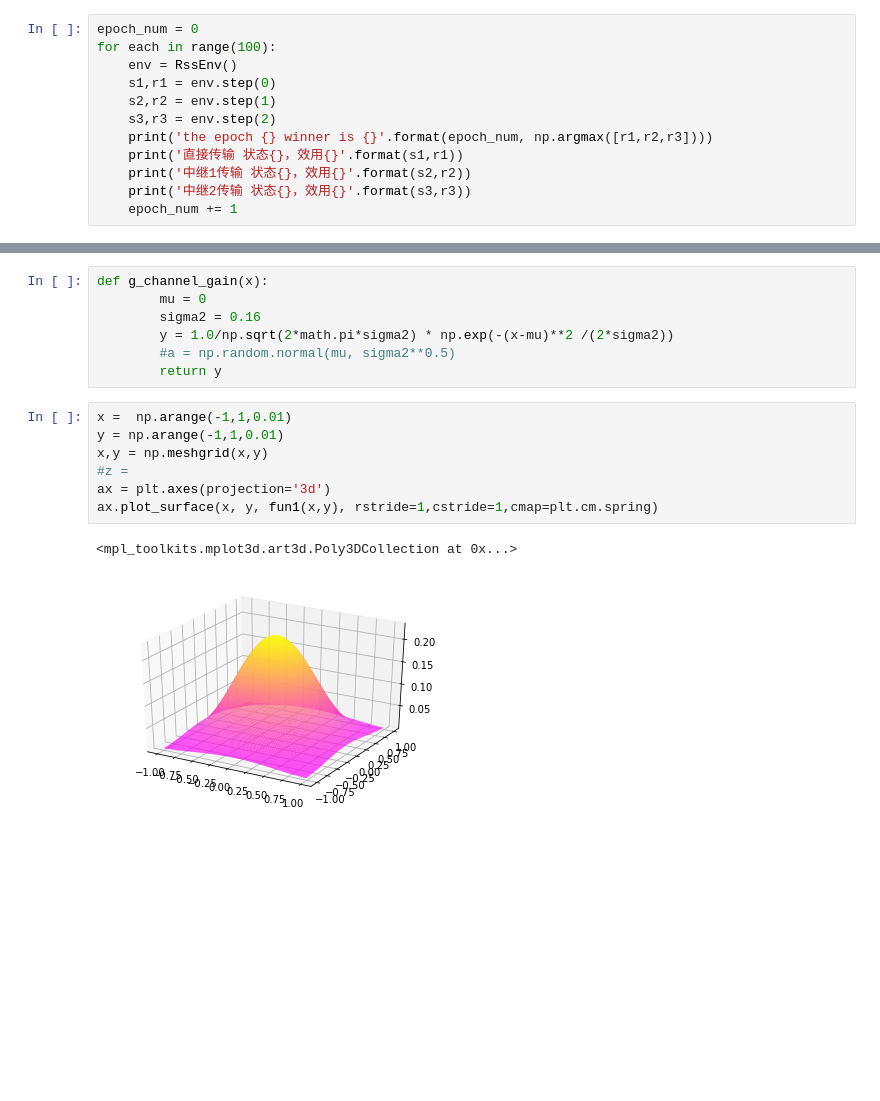
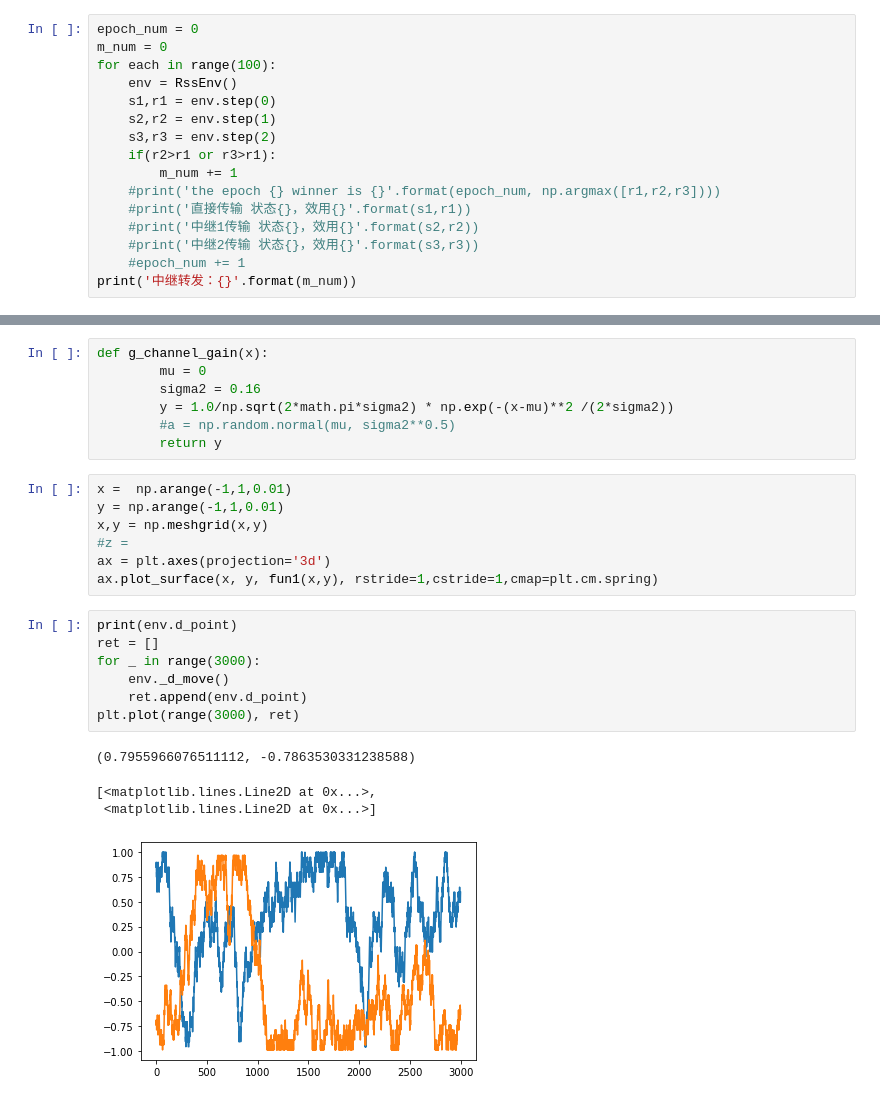
Before and after one commit to Kolo7/reinforcementlearning, a Jupyter notebook: test.ipynb, the cells around one changed output, grey strips where cells are left out. Saved outputs shown, nothing was run; the diff lists cells and outputs as text; blank space fills up the shorter version.

```diff
--- a/test.ipynb
+++ b/test.ipynb
@@ -19,13 +15,17 @@ actionspace
 # %%
 epoch_num = 0
+m_num = 0
 for each in range(100):
     env = RssEnv()
     s1,r1 = env.step(0)
     s2,r2 = env.step(1)
     s3,r3 = env.step(2)
-    print('the epoch {} winner is {}'.format(epoch_num, np.argmax([r1,r2,r3])))
-    print('直接传输 状态{}，效用{}'.format(s1,r1))
-    print('中继1传输 状态{}，效用{}'.format(s2,r2))
-    print('中继2传输 状态{}，效用{}'.format(s3,r3))
-    epoch_num += 1
+    if(r2>r1 or r3>r1):
+        m_num += 1
+    #print('the epoch {} winner is {}'.format(epoch_num, np.argmax([r1,r2,r3])))
+    #print('直接传输 状态{}，效用{}'.format(s1,r1))
+    #print('中继1传输 状态{}，效用{}'.format(s2,r2))
+    #print('中继2传输 状态{}，效用{}'.format(s3,r3))
+    #epoch_num += 1
+print('中继转发：{}'.format(m_num))
 # %% [output]
@@ -71,6 +52,15 @@ x,y = np.meshgrid(x,y)
 #z =
 ax = plt.axes(projection='3d')
 ax.plot_surface(x, y, fun1(x,y), rstride=1,cstride=1,cmap=plt.cm.spring)
-# %% [output]
-<mpl_toolkits.mplot3d.art3d.Poly3DCollection at 0x...>
-[figure, removed]
+# %%
+print(env.d_point)
+ret = []
+for _ in range(3000):
+    env._d_move()
+    ret.append(env.d_point)
+plt.plot(range(3000), ret)
+# %% [output]
+(0.7955966076511112, -0.7863530331238588)
+[<matplotlib.lines.Line2D at 0x...>,
+ <matplotlib.lines.Line2D at 0x...>]
+[figure, added]
```
Also changed, not shown: parts of 6 cells of this notebook, 2 other files.
